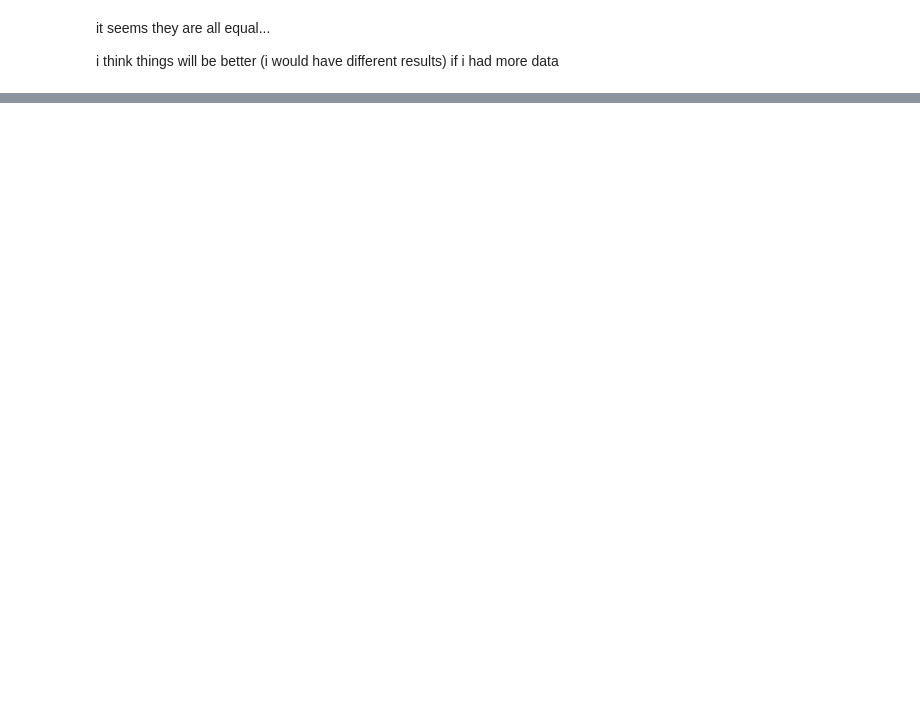
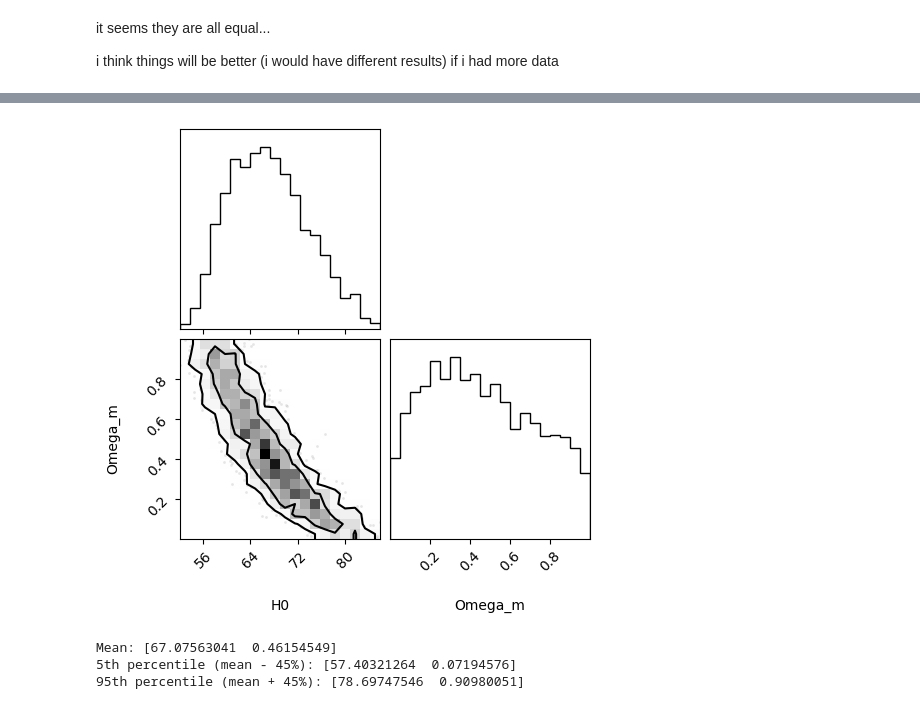
Before and after one commit to Matti-z/astrostatistics_bicocca_2026, a Jupyter notebook: working/seventeenth.ipynb, the cells around one changed output, grey strips where cells are left out. Drawn from its saved outputs; the diff is of its cells as text; code cells hidden in the pictures; blank space fills up the shorter version.

```diff
--- a/working/seventeenth.ipynb
+++ b/working/seventeenth.ipynb
@@ -349,0 +486,17 @@ def cosmology_func(z, H_0, Omega_m):
+# %%
+import corner
+fig = corner.corner(emcee_trace1, labels = ('H0', 'Omega_m'), levels = (0.68, 0.95))
+# %% [output]
+[figure, added]
+# %%
+mean_param = np.mean(emcee_trace1, axis=0)
+percentile_5_param = np.percentile(emcee_trace1, 5, axis=0)
+percentile_95_param = np.percentile(emcee_trace1, 95, axis=0)
+
+print(f"Mean: {mean_param}")
+print(f"5th percentile (mean - 45%): {percentile_5_param}")
+print(f"95th percentile (mean + 45%): {percentile_95_param}")
+# %% [output]
+Mean: [67.07563041  0.46154549]
+5th percentile (mean - 45%): [57.40321264  0.07194576]
+95th percentile (mean + 45%): [78.69747546  0.90980051]
```
Also changed, not shown: parts of 12 cells of this notebook.
